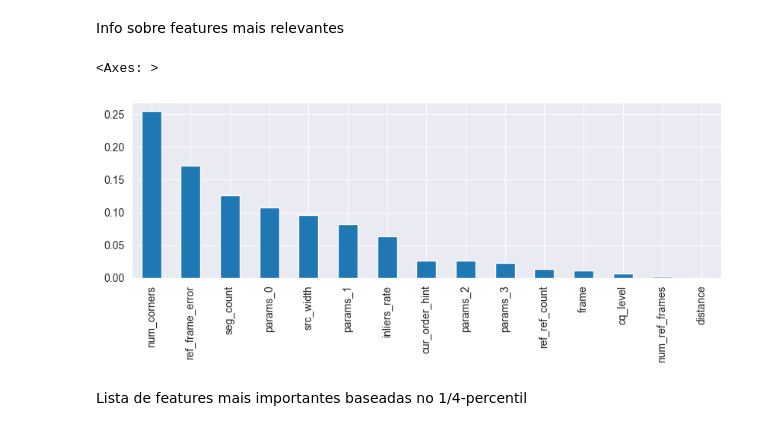
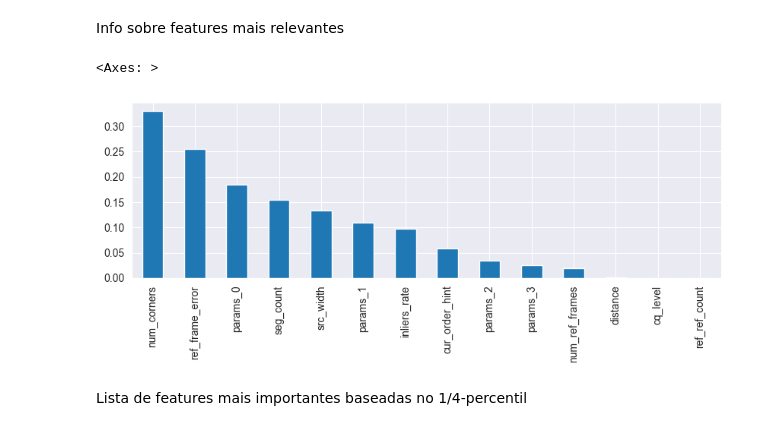
Before and after one commit to WKolodziejski/GWMC, a Jupyter notebook: notebooks/classification.ipynb, the cells around one changed output. Drawn from its saved outputs; the diff is of its cells as text; code cells hidden in the pictures.

```diff
--- a/notebooks/classification.ipynb
+++ b/notebooks/classification.ipynb
@@ -158,3 +134,6 @@ Name: count, dtype: int64
+# %%
+X = data_train.drop(['selected'], axis=1)
+y = data_train['selected']
 # %% [markdown]
 Correlação das features
 # %%
@@ -166,8 +145,11 @@ plt.show()
 # %% [markdown]
 Features correlacionadas em mais de 90%
 # %%
-corr_features = correlation(X_train, 0.8)
+corr_features = correlation(X.drop('name', axis=1), 0.8)
 corr_features = corr_features.difference(['fast_error', 'ref_frame_error'])
+
+X = X.drop(corr_features, axis=1)
+
 corr_features
 # %% [output]
 {'alpha',
@@ -211,13 +180,13 @@ plt.show()
 # %% [markdown]
 Info sobre features mais relevantes
 # %%
-mutual_info = mutual_info_regression(X_train, y_train)
+mutual_info = mutual_info_regression(X.drop('name', axis=1), y)
 mutual_info = pd.Series(mutual_info)
-mutual_info.index = X_train.columns
-mutual_info.sort_values(ascending=False).plot.bar(figsize=(10,3))
+mutual_info.index = X.drop('name', axis=1).columns
+mutual_info.sort_values(ascending=False).plot.bar(figsize=(10, 3))
 # %% [output]
 <Axes: >
-[figure, old version]
+[figure, new version]
 # %% [markdown]
 Lista de features mais importantes baseadas no 1/4-percentil
 # %%
```
Also changed, not shown: parts of 22 cells of this notebook, 4 other files.
